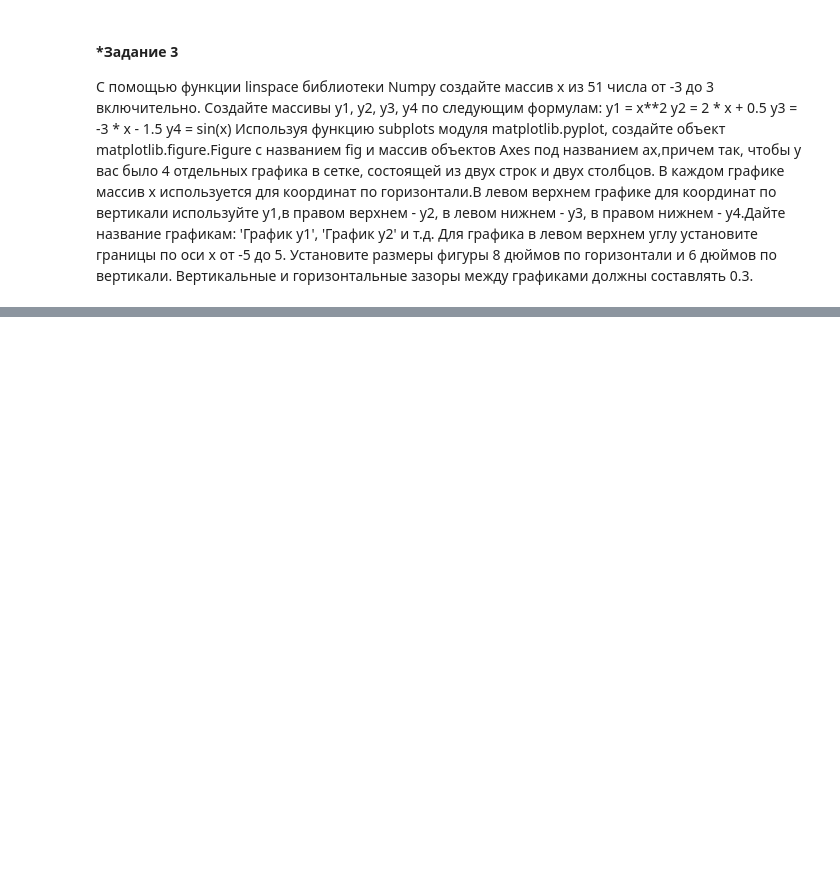
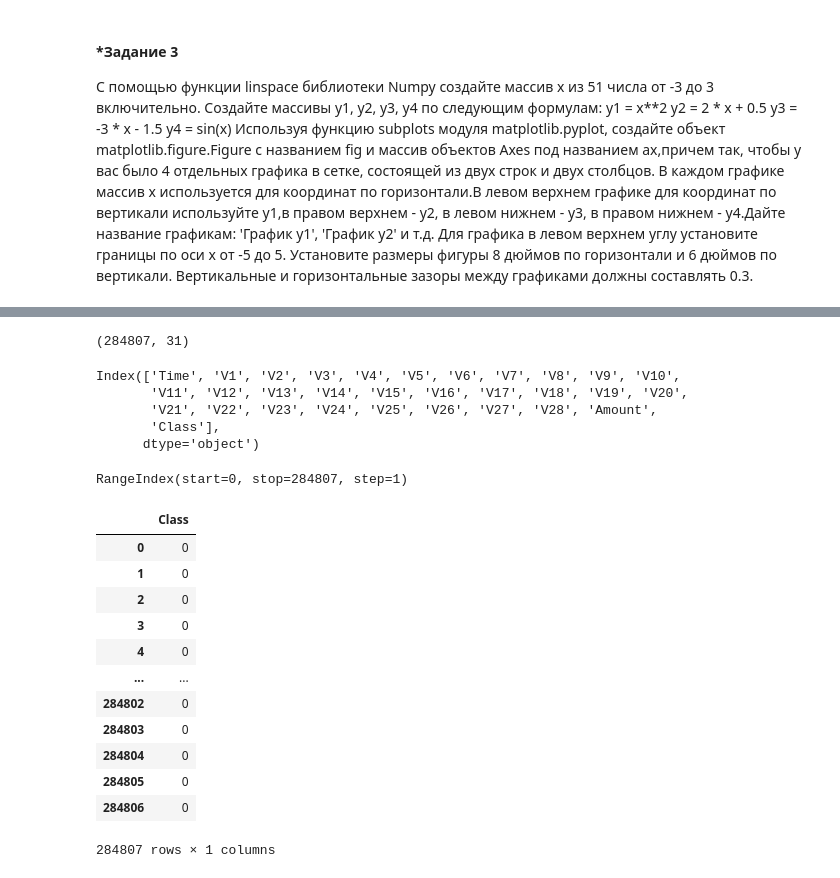
Before and after one commit to kliff52/python_for_ds, a Jupyter notebook: lesson3/HW.ipynb, the cells around one changed output, grey strips where cells are left out. Drawn from its saved outputs; the diff is of its cells as text; code cells hidden in the pictures; blank space fills up the shorter version.

```diff
--- a/lesson3/HW.ipynb
+++ b/lesson3/HW.ipynb
@@ -83,0 +97,35 @@ plt.subplots_adjust(wspace=0.3, hspace=0.3)
+# %%
+import pandas as pd
+
+bmi = pd.read_csv('creditcard.csv')
+bmi.shape
+# %% [output]
+(284807, 31)
+# %%
+bmi.columns
+# %% [output]
+Index(['Time', 'V1', 'V2', 'V3', 'V4', 'V5', 'V6', 'V7', 'V8', 'V9', 'V10',
+       'V11', 'V12', 'V13', 'V14', 'V15', 'V16', 'V17', 'V18', 'V19', 'V20',
+       'V21', 'V22', 'V23', 'V24', 'V25', 'V26', 'V27', 'V28', 'Amount',
+       'Class'],
+      dtype='object')
+# %%
+bmi.index
+# %% [output]
+RangeIndex(start=0, stop=284807, step=1)
+# %%
+bmi[['Class']]
+# %% [output]
+|  | Class |
+| 0 | 0 |
+| 1 | 0 |
+| 2 | 0 |
+| 3 | 0 |
+| 4 | 0 |
+| ... | ... |
+| 284802 | 0 |
+| 284803 | 0 |
+| 284804 | 0 |
+| 284805 | 0 |
+| 284806 | 0 |
+284807 rows × 1 columns
```
Also changed, not shown: parts of 7 cells of this notebook.
